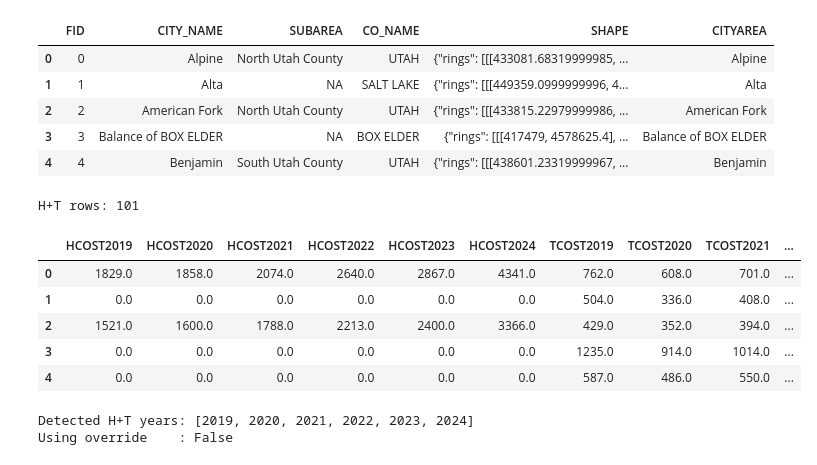
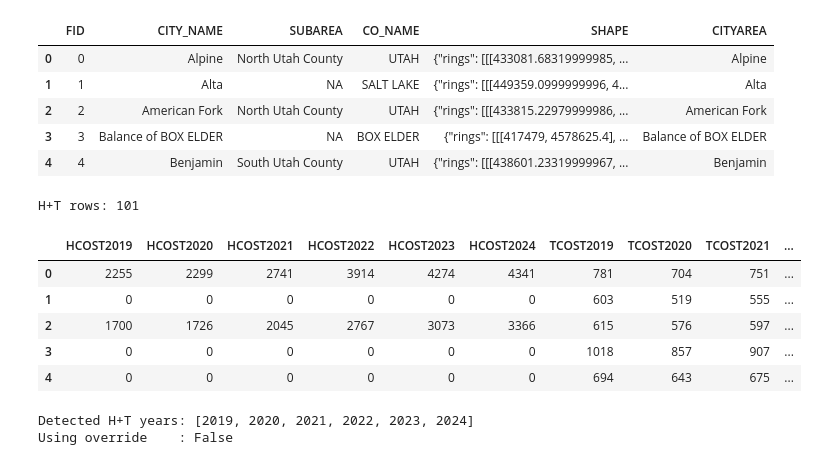
Before and after one commit to WFRCAnalytics/DATA-Regional-Metrics-Dashboard, a Jupyter notebook: housing-plus-transportation/Process-GPI-TDM-HT-by-City.ipynb, the cells around one changed output. Drawn from its saved outputs; the diff is of its cells as text; code cells hidden in the pictures.

Commit message:
update the input H+T data csv

```diff
--- a/housing-plus-transportation/Process-GPI-TDM-HT-by-City.ipynb
+++ b/housing-plus-transportation/Process-GPI-TDM-HT-by-City.ipynb
@@ -72,7 +72,7 @@ if not arcpy.Exists(gdb2):
 # Config for the city-level ACS / block-group / income workflow.
 # All sections in this notebook read from this dictionary.
 HT_INCOME_CONFIG = {
-    "ht_csv_path": r".\Inputs\H +T Costs for Dashboard 2019-2023 (GPI & TDM) - Composite H + T Metric.csv",
+    "ht_csv_path": r".\Inputs\H +T Costs for Dashboard 2019-2024 (GPI & TDM) - Composite H + T Metric.csv",
     # ── Block-group spatial reference (geometry, fetched once via pygris) ──────
     "bg_reference_gdb": r".\Inputs\block_groups_2020.gdb",
     "bg_reference_name": "bg_2020_ut_5county",
@@ -223,30 +223,31 @@ City area rows: 109
 | 3 | 3 | Balance of BOX ELDER | NA | BOX ELDER | {"rings": [[[417479, 4578625.4], ... | Balance of BOX ELDER |
 | 4 | 4 | Benjamin | South Utah County | UTAH | {"rings": [[[438601.23319999967, ... | Benjamin |
 # %%
-# H+T cost CSV.  Replace -1 sentinel with 0 (no data for that city-year).
+# H+T cost CSV. Use thousands=',' to automatically force comma-formatted strings into numbers.
+# Replace -1 sentinel with 0 (no data for that city-year).
 # 'City Area' is added as CITYAREA here; 'County' is dropped.
-ht_df = pd.read_csv(HT_INCOME_CONFIG["ht_csv_path"])
+ht_df = pd.read_csv(HT_INCOME_CONFIG["ht_csv_path"], thousands=",")
 ht_df = ht_df.replace(-1, 0)
 
 if HT_INCOME_CONFIG["city_key"] not in ht_df.columns and "City Area" in ht_df.columns:
     ht_df[HT_INCOME_CONFIG["city_key"]] = ht_df["City Area"]
 
 if "City Area" in ht_df.columns:
     ht_df = ht_df.drop(columns=["City Area"])
 
 if "County" in ht_df.columns:
     ht_df = ht_df.drop(columns=["County"])
 
 print("H+T rows:", len(ht_df))
 ht_df.head()
 # %% [output]
 H+T rows: 101
 |  | HCOST2019 | HCOST2020 | HCOST2021 | HCOST2022 | HCOST2023 | HCOST2024 | TCOST2019 | TCOST2020 | TCOST2021 | ... |
-| 0 | 1829.0 | 1858.0 | 2074.0 | 2640.0 | 2867.0 | 4341.0 | 762.0 | 608.0 | 701.0 | ... |
-| 1 | 0.0 | 0.0 | 0.0 | 0.0 | 0.0 | 0.0 | 504.0 | 336.0 | 408.0 | ... |
-| 2 | 1521.0 | 1600.0 | 1788.0 | 2213.0 | 2400.0 | 3366.0 | 429.0 | 352.0 | 394.0 | ... |
-| 3 | 0.0 | 0.0 | 0.0 | 0.0 | 0.0 | 0.0 | 1235.0 | 914.0 | 1014.0 | ... |
-| 4 | 0.0 | 0.0 | 0.0 | 0.0 | 0.0 | 0.0 | 587.0 | 486.0 | 550.0 | ... |
+| 0 | 2255 | 2299 | 2741 | 3914 | 4274 | 4341 | 781 | 704 | 751 | ... |
+| 1 | 0 | 0 | 0 | 0 | 0 | 0 | 603 | 519 | 555 | ... |
+| 2 | 1700 | 1726 | 2045 | 2767 | 3073 | 3366 | 615 | 576 | 597 | ... |
+| 3 | 0 | 0 | 0 | 0 | 0 | 0 | 1018 | 857 | 907 | ... |
+| 4 | 0 | 0 | 0 | 0 | 0 | 0 | 694 | 643 | 675 | ... |
 # %%
 # Derive target years from HCOST / TCOST / HPLUST column suffixes.
 target_years = sorted(
```
Also changed, not shown: parts of 6 cells of this notebook, 3 other files.
